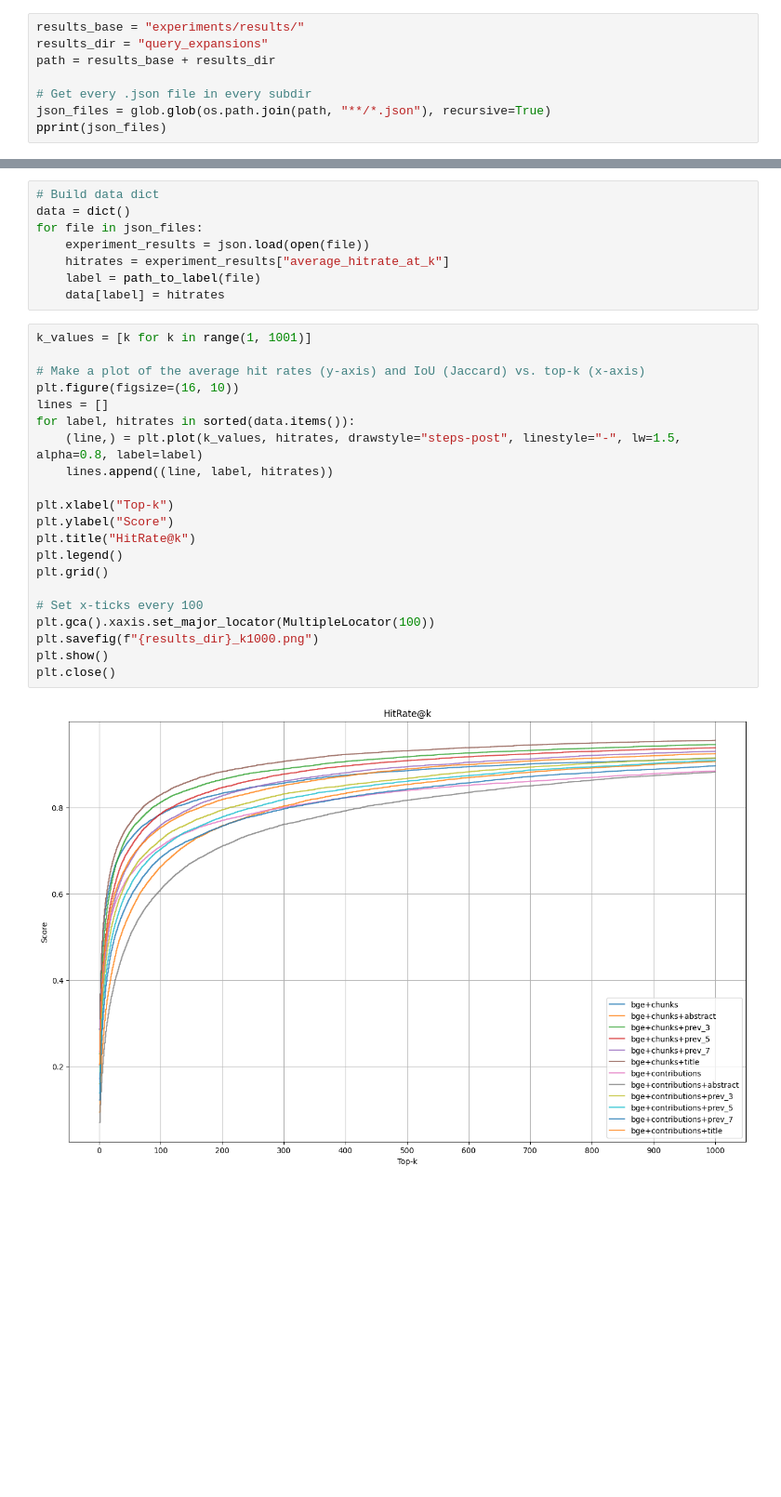
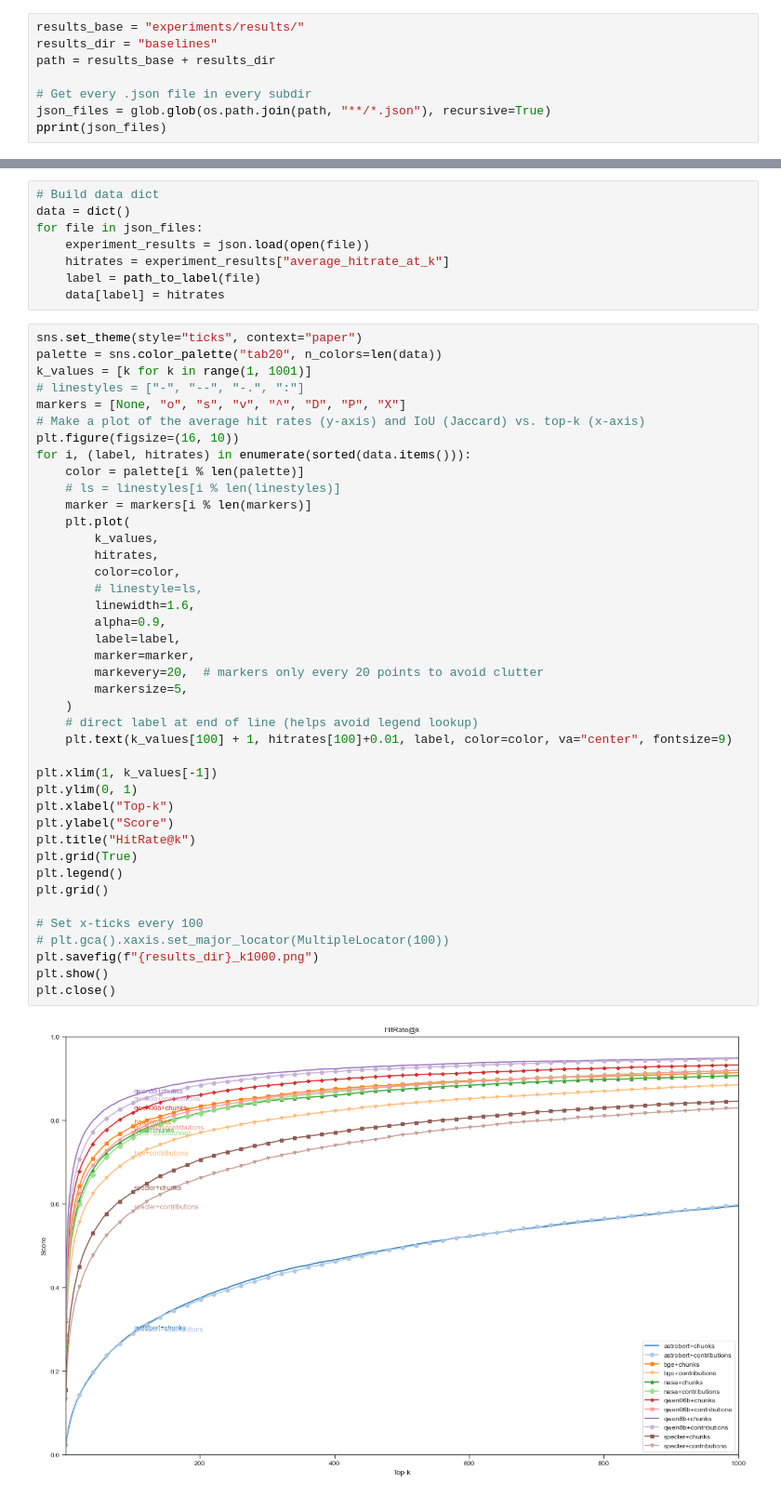
Before and after one commit to benjaminb/citeline, a Jupyter notebook: plot_results.ipynb, the cells around one changed output, grey strips where cells are left out. Shown at 93% size. Saved outputs shown, nothing was run; the diff lists cells and outputs as text; blank space fills up the shorter version.

Commit message:
improving plotting aesthetics

```diff
--- a/plot_results.ipynb
+++ b/plot_results.ipynb
@@ -7,7 +8,7 @@ import os
 from pprint import pprint
 # %%
 results_base = "experiments/results/"
-results_dir = "query_expansions"
+results_dir = "baselines"
 path = results_base + results_dir
 
 # Get every .json file in every subdir
@@ -74,26 +75,46 @@ for file in json_files:
     label = path_to_label(file)
     data[label] = hitrates
 # %%
+sns.set_theme(style="ticks", context="paper")
+palette = sns.color_palette("tab20", n_colors=len(data))
 k_values = [k for k in range(1, 1001)]
-
+# linestyles = ["-", "--", "-.", ":"]
+markers = [None, "o", "s", "v", "^", "D", "P", "X"]
 # Make a plot of the average hit rates (y-axis) and IoU (Jaccard) vs. top-k (x-axis)
 plt.figure(figsize=(16, 10))
-lines = []
-for label, hitrates in sorted(data.items()):
-    (line,) = plt.plot(k_values, hitrates, drawstyle="steps-post", linestyle="-", lw=1.5, alpha=0.8, label=label)
-    lines.append((line, label, hitrates))
+for i, (label, hitrates) in enumerate(sorted(data.items())):
+    color = palette[i % len(palette)]
+    # ls = linestyles[i % len(linestyles)]
+    marker = markers[i % len(markers)]
+    plt.plot(
+        k_values,
+        hitrates,
+        color=color,
+        # linestyle=ls,
+        linewidth=1.6,
+        alpha=0.9,
+        label=label,
+        marker=marker,
+        markevery=20,  # markers only every 20 points to avoid clutter
+        markersize=5,
+    )
+    # direct label at end of line (helps avoid legend lookup)
+    plt.text(k_values[100] + 1, hitrates[100]+0.01, label, color=color, va="center", fontsize=9)
 
+plt.xlim(1, k_values[-1])
+plt.ylim(0, 1)
 plt.xlabel("Top-k")
 plt.ylabel("Score")
 plt.title("HitRate@k")
+plt.grid(True)
 plt.legend()
 plt.grid()
 
 # Set x-ticks every 100
-plt.gca().xaxis.set_major_locator(MultipleLocator(100))
+# plt.gca().xaxis.set_major_locator(MultipleLocator(100))
 plt.savefig(f"{results_dir}_k1000.png")
 plt.show()
 plt.close()
 # %% [output]
-[figure, old version]
+[figure, new version]
 # %%
```
Also changed, not shown: parts of 4 cells of this notebook, 6 other files.
